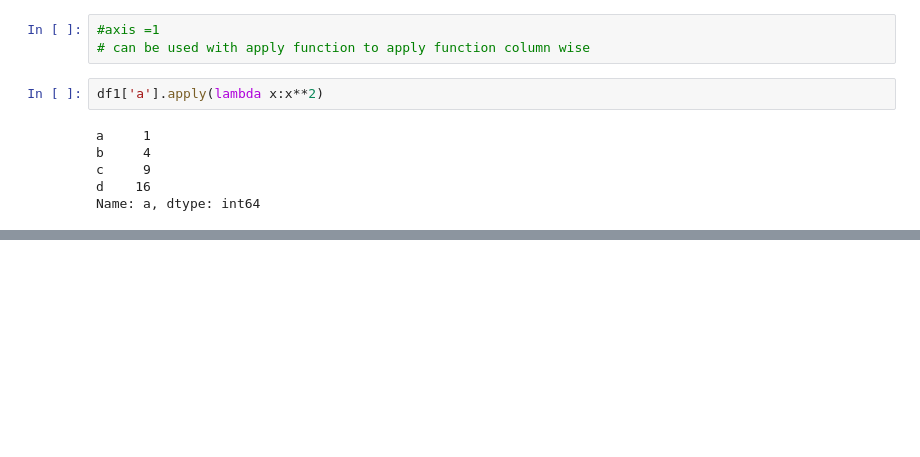
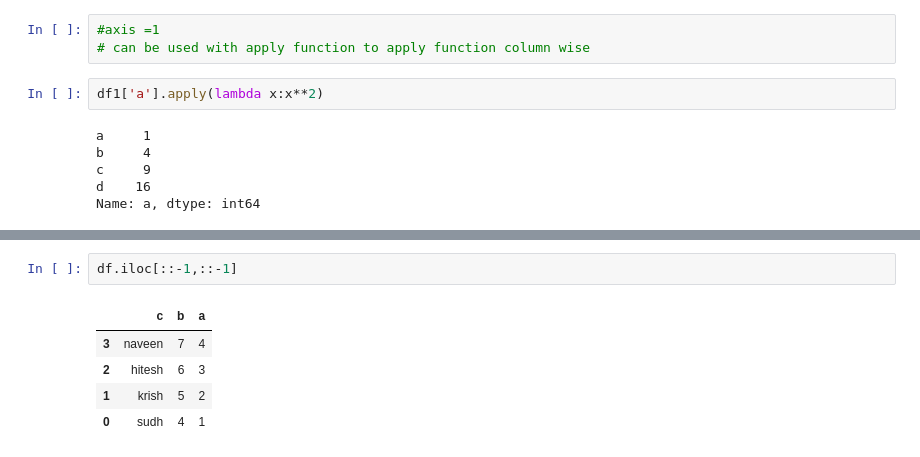
Before and after one commit to interrupted-dev/alpha, a Jupyter notebook: Pandas.ipynb, the cells around one changed output, grey strips where cells are left out. Cells and saved outputs as stored; diff of their text form; blank space fills up the shorter version.

```diff
--- a/Pandas.ipynb
+++ b/Pandas.ipynb
@@ -2256,0 +2377,8 @@ Name: b, dtype: int64
+# %%
+df.iloc[::-1,::-1]
+# %% [output]
+|  | c | b | a |
+| 3 | naveen | 7 | 4 |
+| 2 | hitesh | 6 | 3 |
+| 1 | krish | 5 | 2 |
+| 0 | sudh | 4 | 1 |
```
Also changed, not shown: parts of 24 cells of this notebook.
